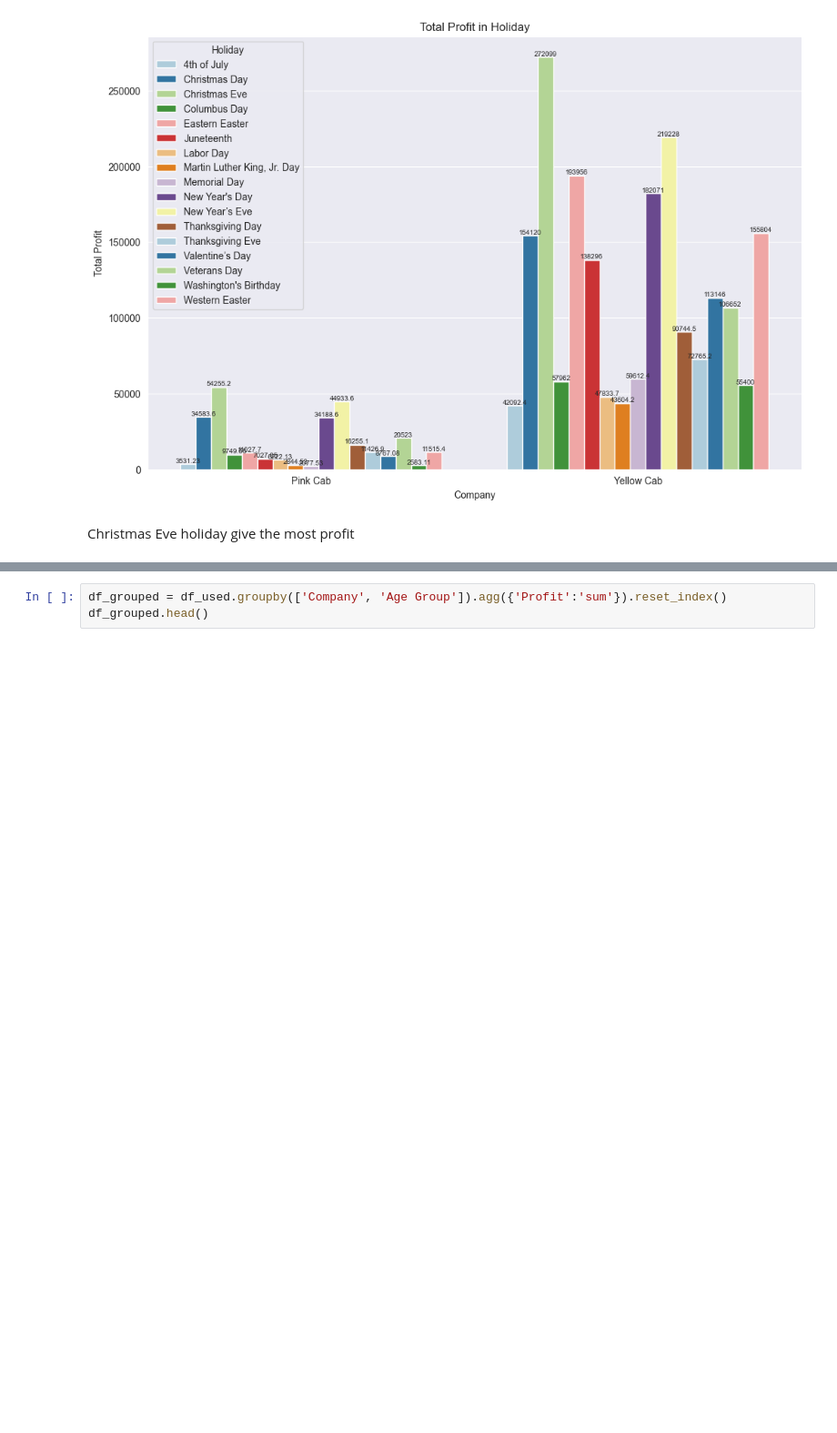
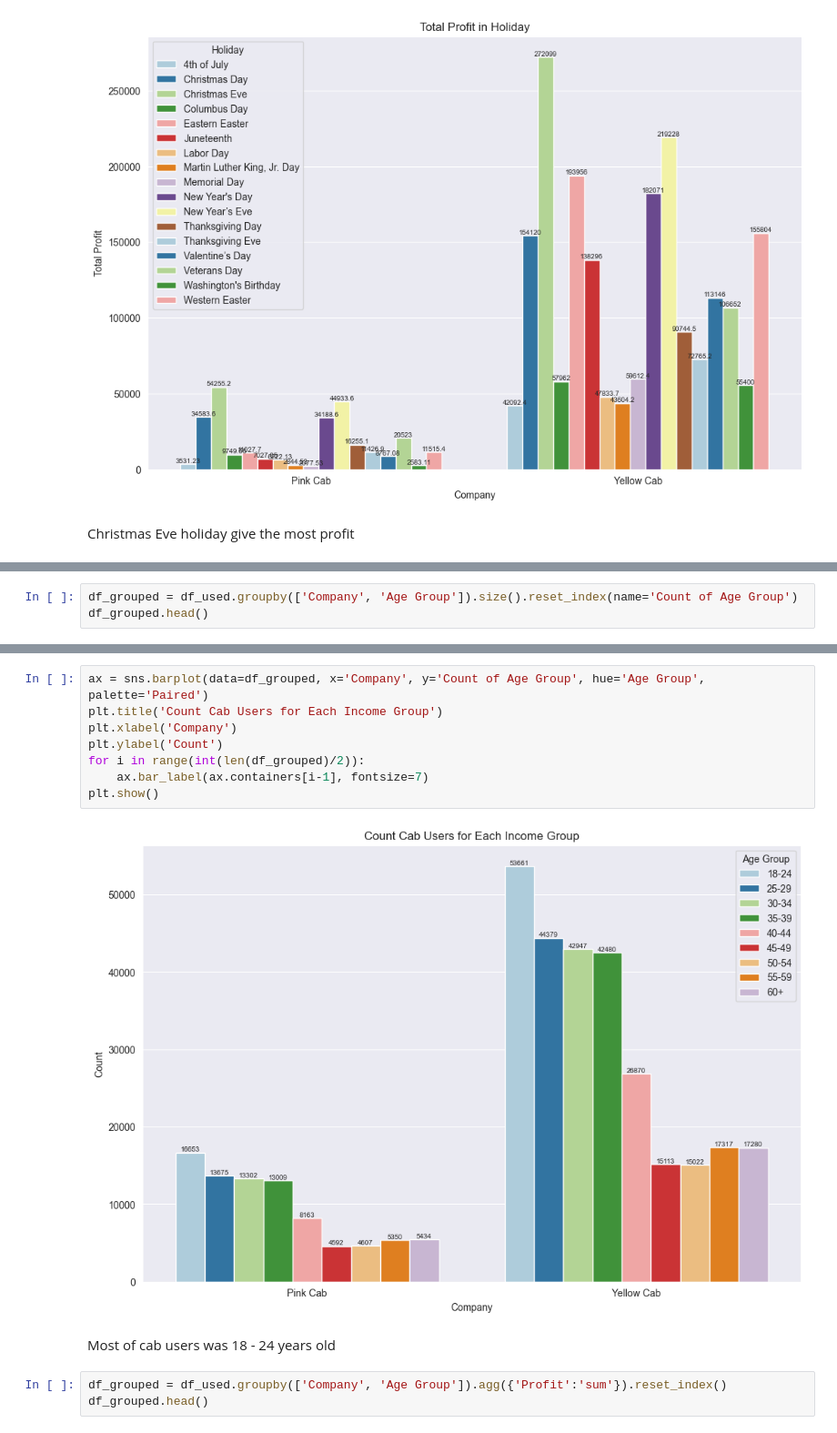
Before and after one commit to MuhammadNurilHuda/G2M-Cab-Investment, a Jupyter notebook: Data Preparation.ipynb, the cells around one changed output, grey strips where cells are left out. Shown at 91% size. Cells and saved outputs as stored; diff of their text form; blank space fills up the shorter version.

```diff
--- a/Data Preparation.ipynb
+++ b/Data Preparation.ipynb
@@ -773,0 +852,3 @@ Christmas Eve holiday give the most profit
+# %%
+df_grouped = df_used.groupby(['Company', 'Age Group']).size().reset_index(name='Count of Age Group')
+df_grouped.head()
@@ -774,3 +862,15 @@ Christmas Eve holiday give the most profit
+# %%
+ax = sns.barplot(data=df_grouped, x='Company', y='Count of Age Group', hue='Age Group', palette='Paired')
+plt.title('Count Cab Users for Each Income Group')
+plt.xlabel('Company')
+plt.ylabel('Count')
+for i in range(int(len(df_grouped)/2)):
+    ax.bar_label(ax.containers[i-1], fontsize=7)
+plt.show()
+# %% [output]
+[figure, added]
+# %% [markdown]
+Most of cab users was 18 - 24 years old
 # %%
 df_grouped = df_used.groupby(['Company', 'Age Group']).agg({'Profit':'sum'}).reset_index()
 df_grouped.head()
```
Also changed, not shown: parts of 22 cells of this notebook.
